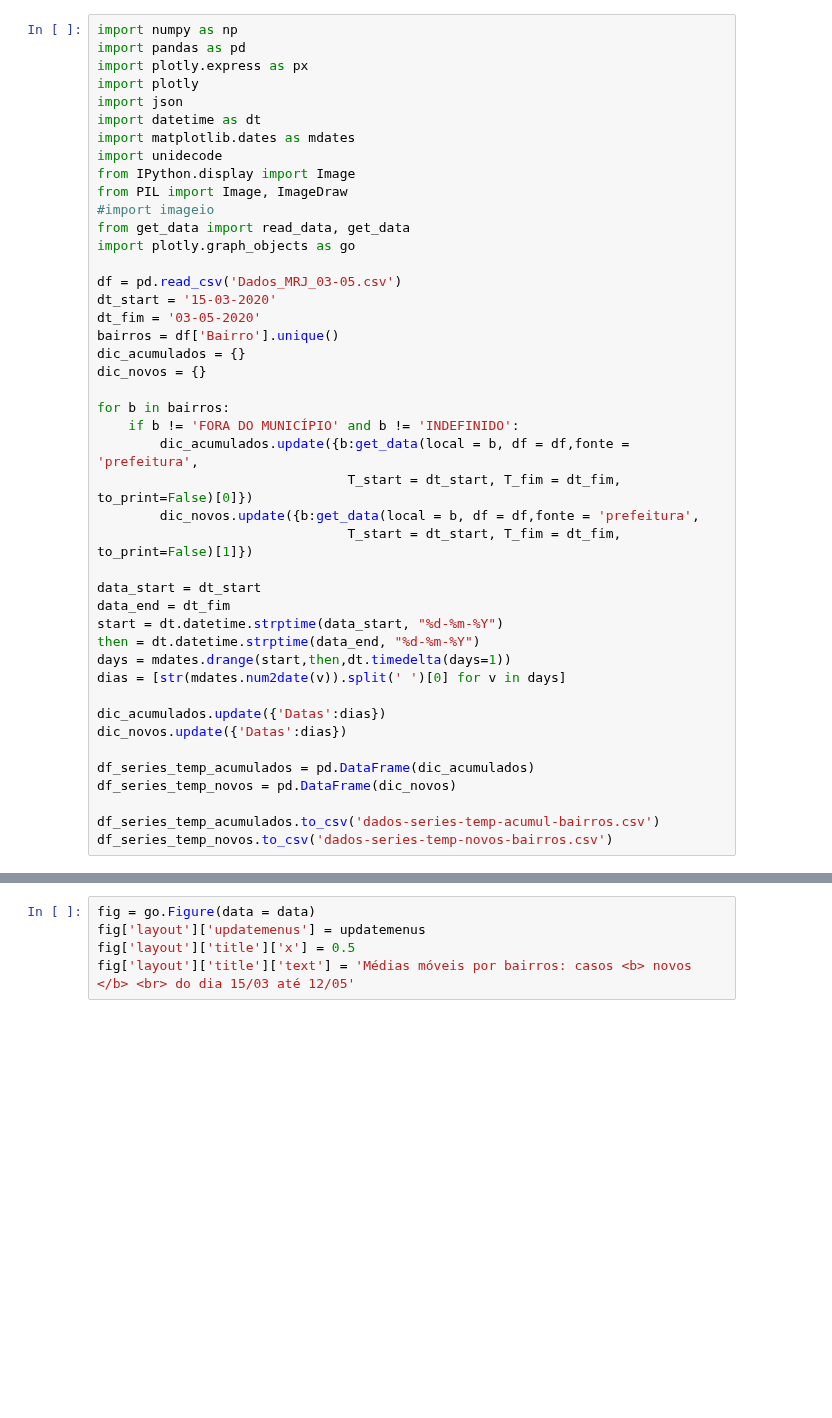
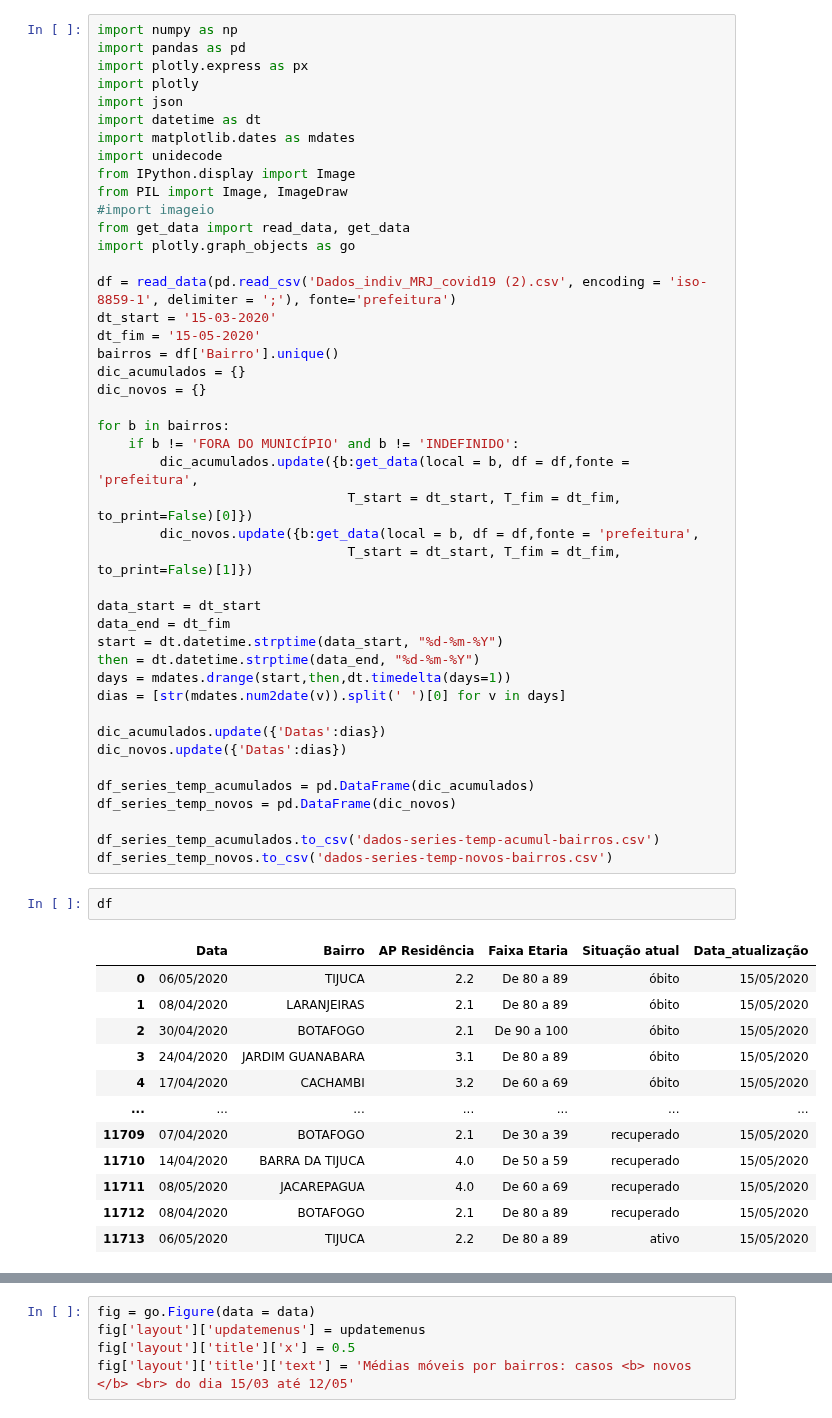
Before and after one commit to Modelagem-Covid-19-RJ/covid19, a Jupyter notebook: modelos/RJ/compartimental/geo_plot/series_temporais.ipynb, the cells around one changed output, grey strips where cells are left out. Cells and saved outputs as stored; diff of their text form; blank space fills up the shorter version.

```diff
--- a/modelos/RJ/compartimental/geo_plot/series_temporais.ipynb
+++ b/modelos/RJ/compartimental/geo_plot/series_temporais.ipynb
@@ -13,9 +13,9 @@ from PIL import Image, ImageDraw
 from get_data import read_data, get_data
 import plotly.graph_objects as go
 
-df = pd.read_csv('Dados_MRJ_03-05.csv')
+df = read_data(pd.read_csv('Dados_indiv_MRJ_covid19 (2).csv', encoding = 'iso-8859-1', delimiter = ';'), fonte='prefeitura')
 dt_start = '15-03-2020'
-dt_fim = '03-05-2020'
+dt_fim = '15-05-2020'
 bairros = df['Bairro'].unique()
 dic_acumulados = {}
 dic_novos = {}
@@ -42,3 +42,18 @@ df_series_temp_novos = pd.DataFrame(dic_novos)
 
 df_series_temp_acumulados.to_csv('dados-series-temp-acumul-bairros.csv')
 df_series_temp_novos.to_csv('dados-series-temp-novos-bairros.csv')
+# %%
+df
+# %% [output]
+|  | Data | Bairro | AP Residência | Faixa Etaria | Situação atual | Data_atualização |
+| 0 | 06/05/2020 | TIJUCA | 2.2 | De 80 a 89 | óbito | 15/05/2020 |
+| 1 | 08/04/2020 | LARANJEIRAS | 2.1 | De 80 a 89 | óbito | 15/05/2020 |
+| 2 | 30/04/2020 | BOTAFOGO | 2.1 | De 90 a 100 | óbito | 15/05/2020 |
+| 3 | 24/04/2020 | JARDIM GUANABARA | 3.1 | De 80 a 89 | óbito | 15/05/2020 |
+| 4 | 17/04/2020 | CACHAMBI | 3.2 | De 60 a 69 | óbito | 15/05/2020 |
+| ... | ... | ... | ... | ... | ... | ... |
+| 11709 | 07/04/2020 | BOTAFOGO | 2.1 | De 30 a 39 | recuperado | 15/05/2020 |
+| 11710 | 14/04/2020 | BARRA DA TIJUCA | 4.0 | De 50 a 59 | recuperado | 15/05/2020 |
+| 11711 | 08/05/2020 | JACAREPAGUA | 4.0 | De 60 a 69 | recuperado | 15/05/2020 |
+| 11712 | 08/04/2020 | BOTAFOGO | 2.1 | De 80 a 89 | recuperado | 15/05/2020 |
+| 11713 | 06/05/2020 | TIJUCA | 2.2 | De 80 a 89 | ativo | 15/05/2020 |
```
Also changed, not shown: parts of 28 cells of this notebook, 4 other files.
